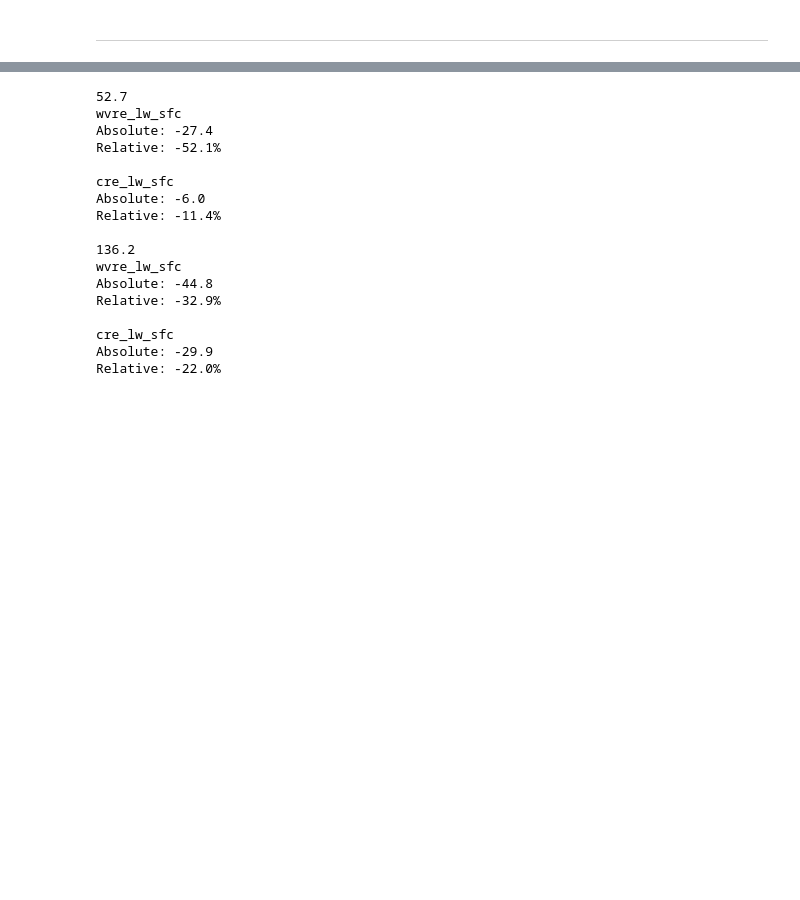
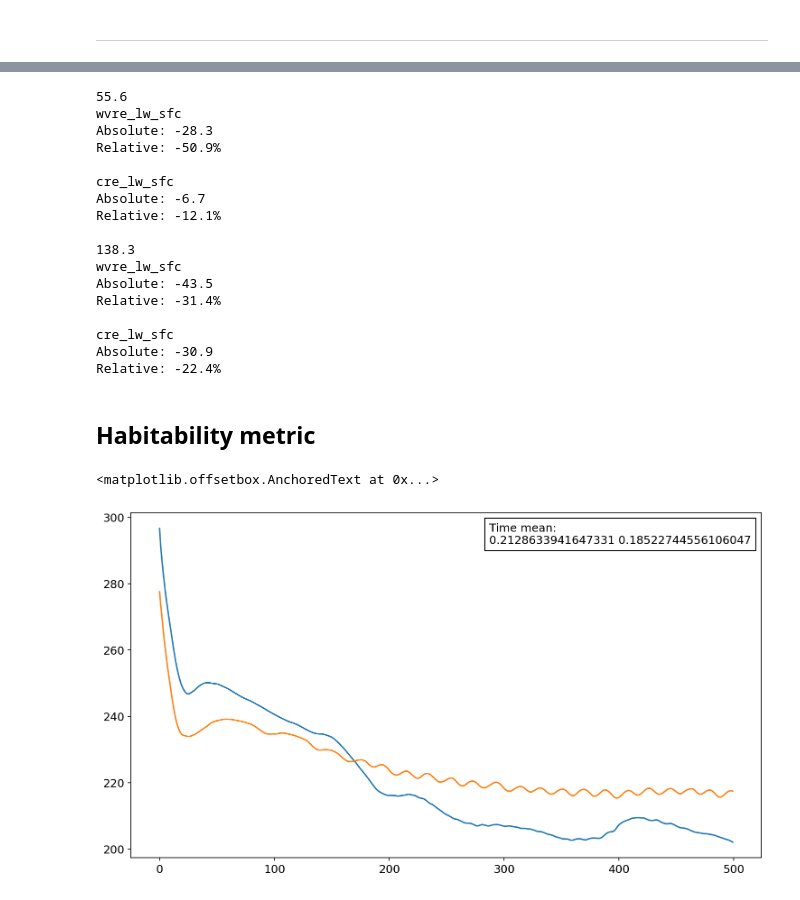
Before and after one commit to dennissergeev/t1e_bistability_code, a Jupyter notebook: code/Spinup-Cold-Traps.ipynb, the cells around one changed output, grey strips where cells are left out. Saved outputs shown, nothing was run; the diff lists cells and outputs as text; code cells hidden in the pictures; blank space fills up the shorter version.

```diff
--- a/code/Spinup-Cold-Traps.ipynb
+++ b/code/Spinup-Cold-Traps.ipynb
@@ -592,35 +677,71 @@ for sim_label in tqdm(SIM_LABELS.keys()):
         the_run.sfc_dn_lw.extract(cold_traps)
     )
 # %%
-df = {}
 for sim_label in SIM_LABELS.keys():
-    df[sim_label] = {}
     total = time_mean(
-        extract_last_n_days(RESULTS[sim_label]["sfc_dn_lw"], 250)
+        extract_last_n_days(RESULTS[sim_label]["sfc_dn_lw"], 300)
     )
     print(f"{float(total.data):.1f}")
     for vrbl_key in ["wvre_lw_sfc", "cre_lw_sfc"]:
         cube = RESULTS[sim_label][vrbl_key]
         print(vrbl_key)
-        cube_mean = time_mean(extract_last_n_days(cube, 250))
+        cube_mean = time_mean(extract_last_n_days(cube, 300))
         print(f"Absolute: {float(cube_mean.data):.1f}")
         print(f"Relative: {float((cube_mean / total).data):.1%}")
         print()
 # %% [output]
-52.7
+55.6
 wvre_lw_sfc
-Absolute: -27.4
-Relative: -52.1%
+Absolute: -28.3
+Relative: -50.9%
 
 cre_lw_sfc
-Absolute: -6.0
-Relative: -11.4%
+Absolute: -6.7
+Relative: -12.1%
 
-136.2
+138.3
 wvre_lw_sfc
-Absolute: -44.8
-Relative: -32.9%
+Absolute: -43.5
+Relative: -31.4%
 
 cre_lw_sfc
-Absolute: -29.9
-Relative: -22.0%
+Absolute: -30.9
+Relative: -22.4%
+# %% [markdown]
+## Habitability metric
+# %%
+def calc_ocean_frac(t_sfc, t_freeze=271.35):
+    """Calculate the open ocean fraction from the UM dataset."""
+    import dask.array as da
+
+    ocean_frac = da.exp(-(t_freeze - t_sfc.core_data()) / 2)
+    ocean_frac[ocean_frac > 1] = 1.0
+    ocean_frac_cube = t_sfc.copy(data=ocean_frac)
+    ocean_frac_cube.units = "1"
+    ocean_frac_cube.rename("open_ocean_fraction")
+    return ocean_frac_cube
+# %%
+ax = plt.axes()
+day_start = 300
+day_end = 500
+tmeans = []
+for sim_label in SIM_LABELS:
+    cube = spatial(calc_ocean_frac(runs[sim_label].t_sfc), "sum")
+
+    # ax.plot(get_cube_rel_days(cube), cube.data)
+    ax.plot(get_cube_rel_days(cube), spatial_mean(runs[sim_label].t_sfc.extract(NIGHTSIDE.constraint)).data)
+    tmeans.append(
+        time_mean(
+            cube.extract(
+                iris.Constraint(
+                    **{um.fcst_prd: lambda x: day_start <= x.point / 24 <= day_end}
+                )
+            )
+        )
+    )
+ax.add_artist(
+    AnchoredText(f"Time mean:\n{' '.join([str(float(i.data)) for i in tmeans])}", loc="upper right")
+)
+# %% [output]
+<matplotlib.offsetbox.AnchoredText at 0x...>
+[figure, added]
```
Also changed, not shown: parts of 5 cells of this notebook.
